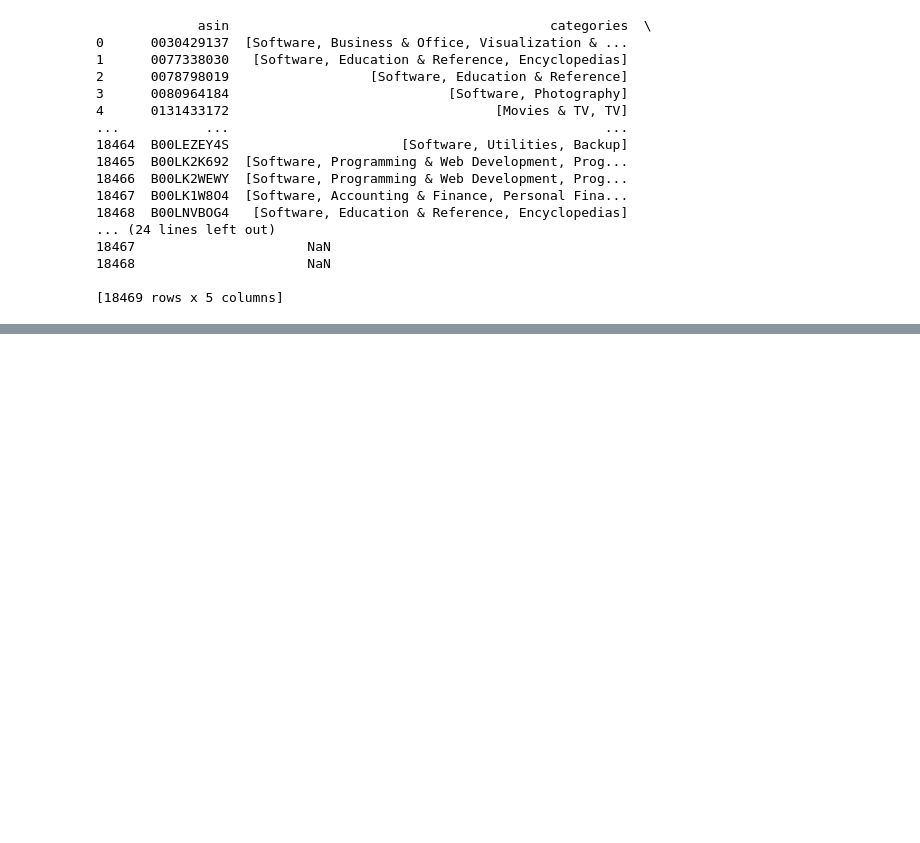
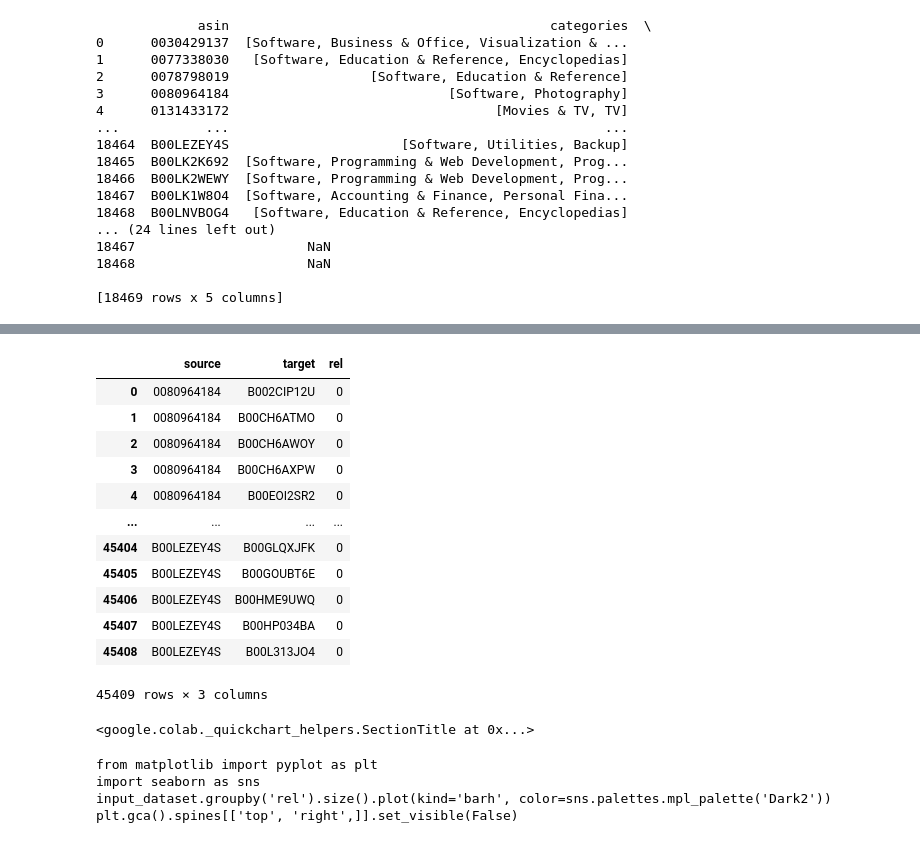
Before and after one commit to mohammadT77/amazon_co-purchases_link-prediction, a Jupyter notebook: Co-Purchasing.ipynb, the cells around one changed output, grey strips where cells are left out. Saved outputs shown, nothing was run; the diff lists cells and outputs as text; code cells hidden in the pictures; blank space fills up the shorter version.

```diff
--- a/Co-Purchasing.ipynb
+++ b/Co-Purchasing.ipynb
@@ -117,0 +132,28 @@ NameError: name 'rating_path' is not defined
+# %%
+df = meta_df.copy()
+
+input_dataset = pd.DataFrame(columns=['source', 'target', 'rel'])
+
+lastIndex = df.last_valid_index()
+positive_results = 0
+total_count = 0
+for i in range(0, lastIndex):
+  node1 = df.loc[i].to_dict()
+  if len(node1['related']['also_viewed']) == 0 : continue
+
+  cond = df['asin'].isin(node1['related']['also_viewed'])
+  for i, node2 in df.query('@cond').iterrows():
+    # node2 = df.loc[j].to_dict()
+
+    if node2['asin'] in node1['related']['also_bought']+node1['related']['bought_together'] \
+      or node1['asin'] in node2['related']['also_bought']+node2['related']['bought_together']:
+      new_row = pd.DataFrame([{"source": node1["asin"], "target": node2['asin'], "rel": 1}])
+      positive_results+=1
+    else:
+      new_row = pd.DataFrame([{"source": node1["asin"], "target": node2['asin'], "rel": 0}])
+    input_dataset = pd.concat([input_dataset, new_row], ignore_index=True)
+
+    total_count += 1
+
+    if total_count % 5000 == 0:
+      print('positive results:', positive_results, 'of', total_count, f'({positive_results/total_count}%)')
@@ -117,0 +170,21 @@ NameError: name 'rating_path' is not defined
+# %%
+input_dataset
+# %% [output]
+|  | source | target | rel |
+| 0 | 0080964184 | B002CIP12U | 0 |
+| 1 | 0080964184 | B00CH6ATMO | 0 |
+| 2 | 0080964184 | B00CH6AWOY | 0 |
+| 3 | 0080964184 | B00CH6AXPW | 0 |
+| 4 | 0080964184 | B00EOI2SR2 | 0 |
+| ... | ... | ... | ... |
+| 45404 | B00LEZEY4S | B00GLQXJFK | 0 |
+| 45405 | B00LEZEY4S | B00GOUBT6E | 0 |
+| 45406 | B00LEZEY4S | B00HME9UWQ | 0 |
+| 45407 | B00LEZEY4S | B00HP034BA | 0 |
+| 45408 | B00LEZEY4S | B00L313JO4 | 0 |
+45409 rows × 3 columns
+<google.colab._quickchart_helpers.SectionTitle at 0x...>
+from matplotlib import pyplot as plt
+import seaborn as sns
+input_dataset.groupby('rel').size().plot(kind='barh', color=sns.palettes.mpl_palette('Dark2'))
+plt.gca().spines[['top', 'right',]].set_visible(False)
```
Also changed, not shown: parts of 7 cells of this notebook.
